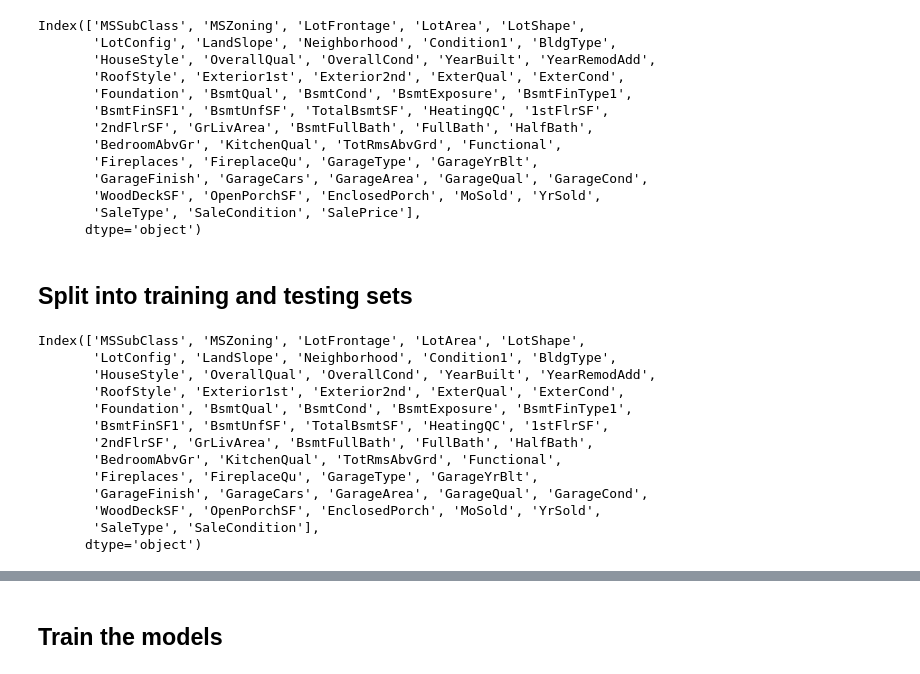
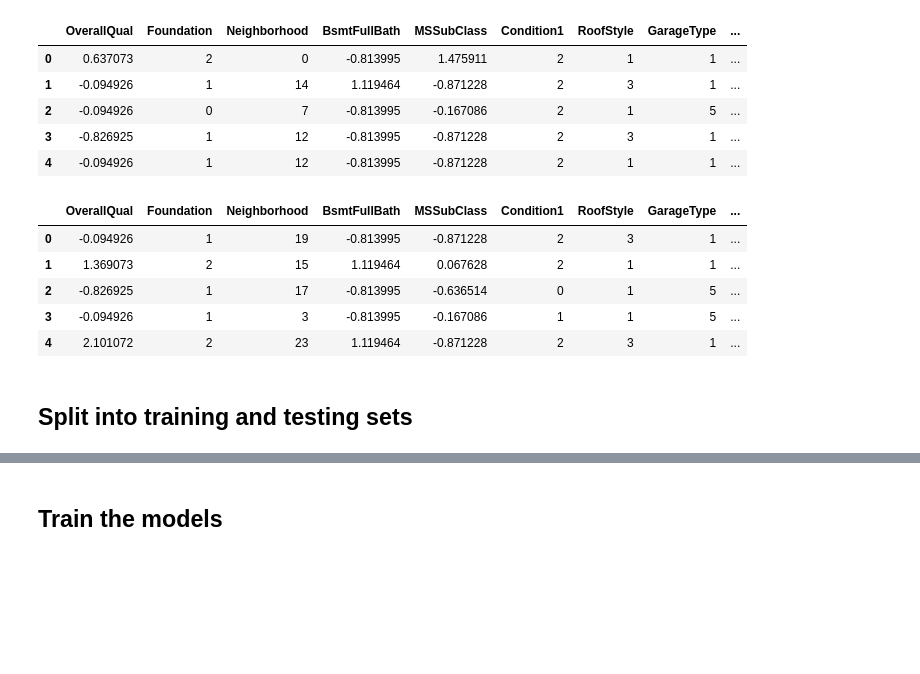
Before and after one commit to ThomasClemons/house_hunters, a Jupyter notebook: Vineet's notebook.ipynb, the cells around one changed output, grey strips where cells are left out. Cells and saved outputs as stored; diff of their text form; code cells hidden in the pictures; blank space fills up the shorter version.

```diff
--- a/Vineet's notebook.ipynb
+++ b/Vineet's notebook.ipynb
@@ -108,37 +12,26 @@ Value counts for all housing_df columns Complete
-# %%
-# List housing dataframe columns
-housing_df.columns
-# %% [output]
-Index(['MSSubClass', 'MSZoning', 'LotFrontage', 'LotArea', 'LotShape',
-       'LotConfig', 'LandSlope', 'Neighborhood', 'Condition1', 'BldgType',
-       'HouseStyle', 'OverallQual', 'OverallCond', 'YearBuilt', 'YearRemodAdd',
-       'RoofStyle', 'Exterior1st', 'Exterior2nd', 'ExterQual', 'ExterCond',
-       'Foundation', 'BsmtQual', 'BsmtCond', 'BsmtExposure', 'BsmtFinType1',
-       'BsmtFinSF1', 'BsmtUnfSF', 'TotalBsmtSF', 'HeatingQC', '1stFlrSF',
-       '2ndFlrSF', 'GrLivArea', 'BsmtFullBath', 'FullBath', 'HalfBath',
-       'BedroomAbvGr', 'KitchenQual', 'TotRmsAbvGrd', 'Functional',
-       'Fireplaces', 'FireplaceQu', 'GarageType', 'GarageYrBlt',
-       'GarageFinish', 'GarageCars', 'GarageArea', 'GarageQual', 'GarageCond',
-       'WoodDeckSF', 'OpenPorchSF', 'EnclosedPorch', 'MoSold', 'YrSold',
-       'SaleType', 'SaleCondition', 'SalePrice'],
-      dtype='object')
+# %%
+# Import the data
+X_train = pd.read_csv('Resources/housing_df_train_clean_revised.csv')
+X_test = pd.read_csv('Resources/housing_df_test_clean_revised.csv')
+y_test = pd.read_csv('Resources/housing_df_y_test.csv')
+y_train = pd.read_csv('Resources/housing_df_y_train.csv')
+# %%
+X_train.head()
+# %% [output]
+|  | OverallQual | Foundation | Neighborhood | BsmtFullBath | MSSubClass | Condition1 | RoofStyle | GarageType | ... |
+| 0 | 0.637073 | 2 | 0 | -0.813995 | 1.475911 | 2 | 1 | 1 | ... |
+| 1 | -0.094926 | 1 | 14 | 1.119464 | -0.871228 | 2 | 3 | 1 | ... |
+| 2 | -0.094926 | 0 | 7 | -0.813995 | -0.167086 | 2 | 1 | 5 | ... |
+| 3 | -0.826925 | 1 | 12 | -0.813995 | -0.871228 | 2 | 3 | 1 | ... |
+| 4 | -0.094926 | 1 | 12 | -0.813995 | -0.871228 | 2 | 1 | 1 | ... |
+# %%
+X_test.head()
+# %% [output]
+|  | OverallQual | Foundation | Neighborhood | BsmtFullBath | MSSubClass | Condition1 | RoofStyle | GarageType | ... |
+| 0 | -0.094926 | 1 | 19 | -0.813995 | -0.871228 | 2 | 3 | 1 | ... |
+| 1 | 1.369073 | 2 | 15 | 1.119464 | 0.067628 | 2 | 1 | 1 | ... |
+| 2 | -0.826925 | 1 | 17 | -0.813995 | -0.636514 | 0 | 1 | 5 | ... |
+| 3 | -0.094926 | 1 | 3 | -0.813995 | -0.167086 | 1 | 1 | 5 | ... |
+| 4 | 2.101072 | 2 | 23 | 1.119464 | -0.871228 | 2 | 3 | 1 | ... |
 # %% [markdown]
 ## Split into training and testing sets
-# %%
-# Make an X variable with all columns except SalePrice
-X = housing_df.drop(columns = ['SalePrice'])
-X.columns
-# %% [output]
-Index(['MSSubClass', 'MSZoning', 'LotFrontage', 'LotArea', 'LotShape',
-       'LotConfig', 'LandSlope', 'Neighborhood', 'Condition1', 'BldgType',
-       'HouseStyle', 'OverallQual', 'OverallCond', 'YearBuilt', 'YearRemodAdd',
-       'RoofStyle', 'Exterior1st', 'Exterior2nd', 'ExterQual', 'ExterCond',
-       'Foundation', 'BsmtQual', 'BsmtCond', 'BsmtExposure', 'BsmtFinType1',
-       'BsmtFinSF1', 'BsmtUnfSF', 'TotalBsmtSF', 'HeatingQC', '1stFlrSF',
-       '2ndFlrSF', 'GrLivArea', 'BsmtFullBath', 'FullBath', 'HalfBath',
-       'BedroomAbvGr', 'KitchenQual', 'TotRmsAbvGrd', 'Functional',
-       'Fireplaces', 'FireplaceQu', 'GarageType', 'GarageYrBlt',
-       'GarageFinish', 'GarageCars', 'GarageArea', 'GarageQual', 'GarageCond',
-       'WoodDeckSF', 'OpenPorchSF', 'EnclosedPorch', 'MoSold', 'YrSold',
-       'SaleType', 'SaleCondition'],
-      dtype='object')
```
Also changed, not shown: parts of 34 cells of this notebook, 1 other file.
